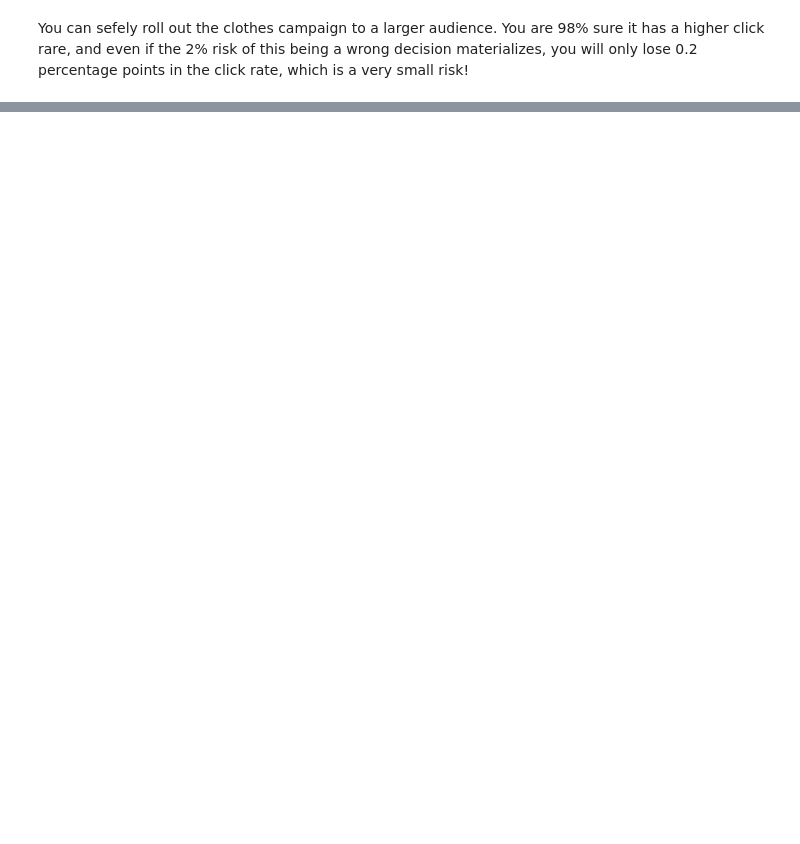
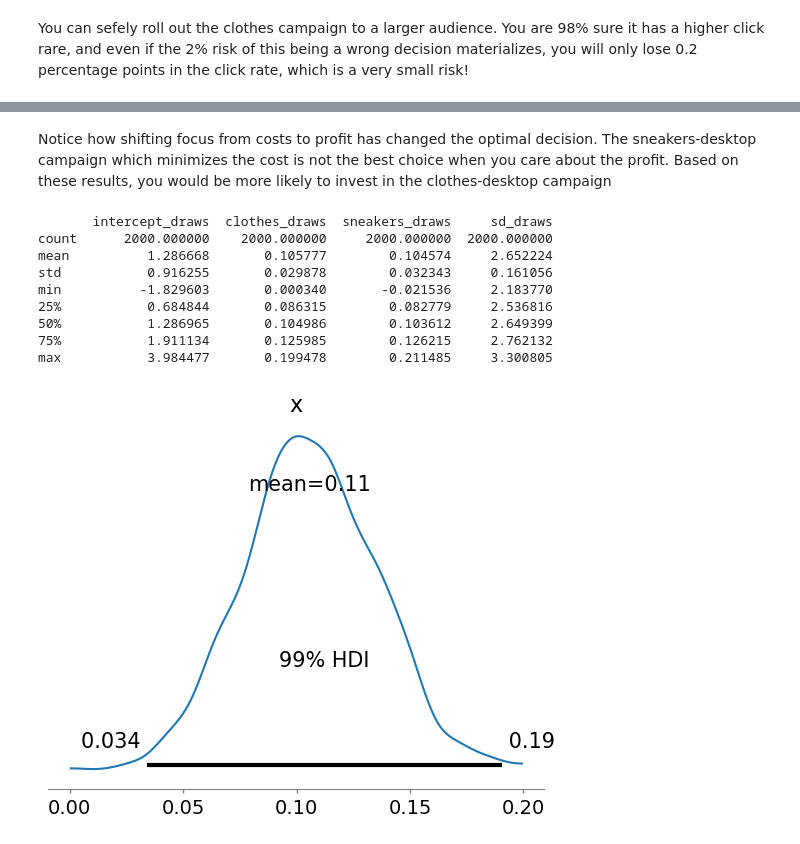
Before and after one commit to rpitchumani/datacamp, a Jupyter notebook: bayesian-data-analysis-in-python/Chapter_3_Bayesian_Data_Analysis_in_Python.ipynb, the cells around one changed output, grey strips where cells are left out. Drawn from its saved outputs; the diff is of its cells as text; code cells hidden in the pictures; blank space fills up the shorter version.

```diff
--- a/bayesian-data-analysis-in-python/Chapter_3_Bayesian_Data_Analysis_in_Python.ipynb
+++ b/bayesian-data-analysis-in-python/Chapter_3_Bayesian_Data_Analysis_in_Python.ipynb
@@ -130,0 +175,34 @@ You can sefely roll out the clothes campaign to a larger audience. You are 98% s
+# %% [markdown]
+Notice how shifting focus from costs to profit has changed the optimal decision. The sneakers-desktop campaign which minimizes the cost is not the best choice when you care about the profit. Based on these results, you would be more likely to invest in the clothes-desktop campaign
+# %%
+intercept_draws = np.random.normal(1.28, 0.904, 2000)
+clothes_draws = np.random.normal(0.105, 0.030, 2000)
+sneakers_draws = np.random.normal(0.104, 0.032, 2000)
+sd_draws = np.random.normal(2.652, 0.159, 2000)
+# %%
+# Collect parameter draws in a DataFrame
+posterior_draws_df = pd.DataFrame({
+    "intercept_draws": intercept_draws,
+    "clothes_draws": clothes_draws,
+  	"sneakers_draws": sneakers_draws,
+    "sd_draws": sd_draws,
+})
+
+# Describe parameter posteriors
+draws_stats = posterior_draws_df.describe()
+print(draws_stats)
+
+# Plot clothes parameter posterior
+pm.plot_posterior(clothes_draws, hdi_prob=0.99)
+plt.show()
+# %% [output]
+       intercept_draws  clothes_draws  sneakers_draws     sd_draws
+count      2000.000000    2000.000000     2000.000000  2000.000000
+mean          1.286668       0.105777        0.104574     2.652224
+std           0.916255       0.029878        0.032343     0.161056
+min          -1.829603       0.000340       -0.021536     2.183770
+25%           0.684844       0.086315        0.082779     2.536816
+50%           1.286965       0.104986        0.103612     2.649399
+75%           1.911134       0.125985        0.126215     2.762132
+max           3.984477       0.199478        0.211485     3.300805
+[figure, added]
```
Also changed, not shown: parts of 12 cells of this notebook.
